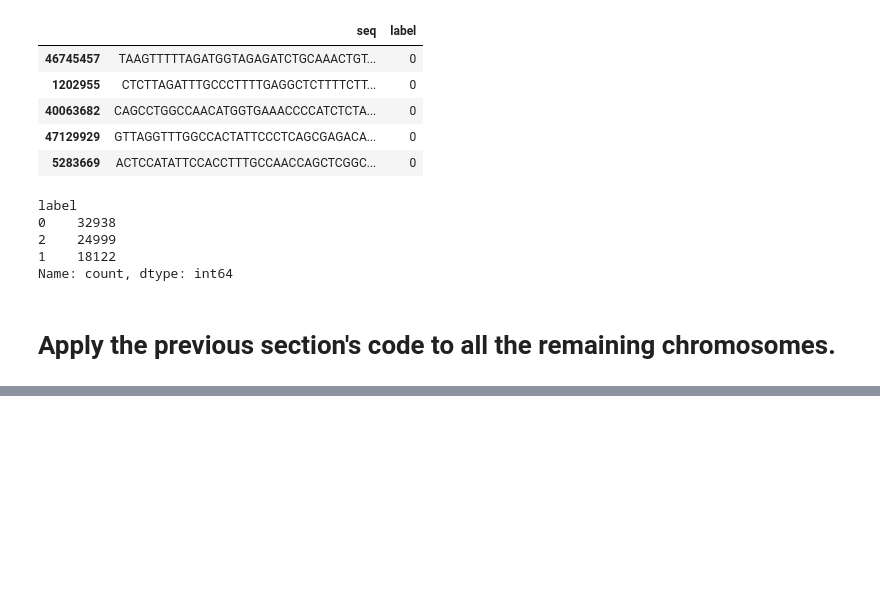
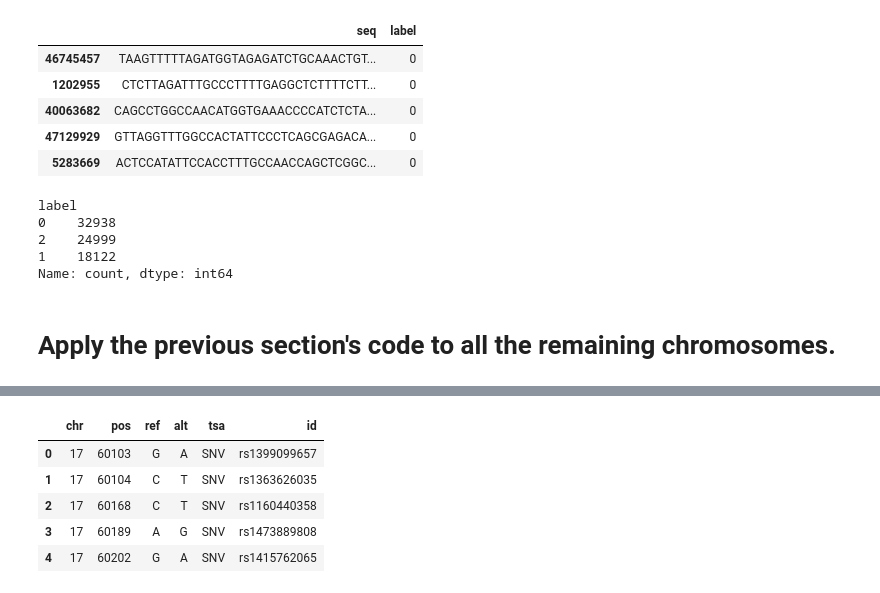
Before and after one commit to judz03/RuledDeepWAS, a Jupyter notebook: Scripts Preprocessing/create_dataset.ipynb, the cells around one changed output, grey strips where cells are left out. Saved outputs shown, nothing was run; the diff lists cells and outputs as text; code cells hidden in the pictures; blank space fills up the shorter version.

```diff
--- a/Scripts Preprocessing/create_dataset.ipynb
+++ b/Scripts Preprocessing/create_dataset.ipynb
@@ -724,0 +755,9 @@ for chromosome in chromosomes:
+# %%
+chr_data.head()
+# %% [output]
+|  | chr | pos | ref | alt | tsa | id |
+| 0 | 17 | 60103 | G | A | SNV | rs1399099657 |
+| 1 | 17 | 60104 | C | T | SNV | rs1363626035 |
+| 2 | 17 | 60168 | C | T | SNV | rs1160440358 |
+| 3 | 17 | 60189 | A | G | SNV | rs1473889808 |
+| 4 | 17 | 60202 | G | A | SNV | rs1415762065 |
```
Also changed, not shown: parts of 14 cells of this notebook, 3 other files.
